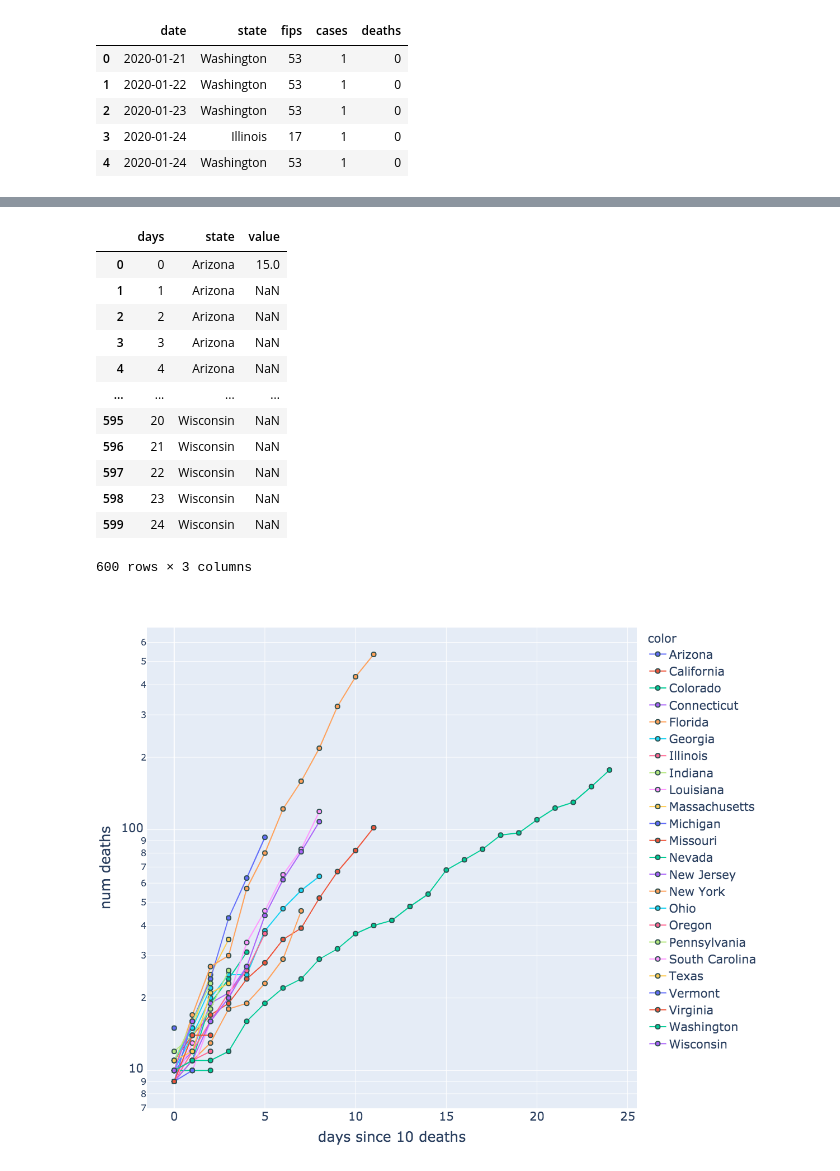
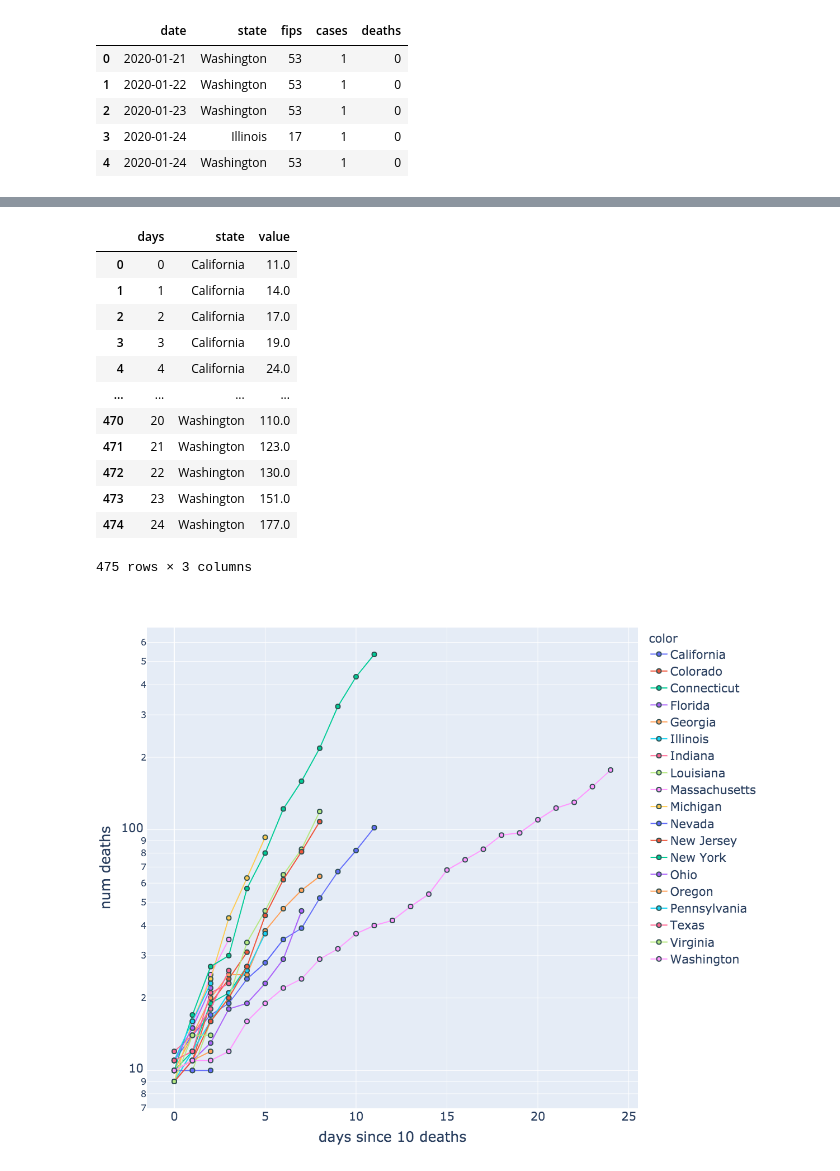
Before and after one commit to dphillips00/covid19, a Jupyter notebook: covid.ipynb, the cells around one changed output, grey strips where cells are left out. Cells and saved outputs as stored; diff of their text form; code cells hidden in the pictures.

```diff
--- a/covid.ipynb
+++ b/covid.ipynb
@@ -38,4 +33,2 @@ px.line(df_states, x='date', y='deaths', color="state",width=900, height=900)
-# %%
-df_states.date_shift = df_states[df_states.deaths > 10].index[0]
 # %%
 df2 = df_states.pivot(index='date', columns='state', values='deaths').reset_index()
@@ -64,37 +55,39 @@ for state in df2.columns[1:]:
         #print("not yet >10; skipping ")
         df3 = df3.drop(state, axis=1)
 df3.index.name = 'days'
+# drop if less than three datapoints:
+df3 = df3[[col for col in df3.columns if df3[col].count() > 2]]
 # %%
 df3 = df3.dropna(how='all')
 plot_df = df3.reset_index().melt(id_vars='days')
 plot_df
 # %% [output]
 |  | days | state | value |
-| 0 | 0 | Arizona | 15.0 |
-| 1 | 1 | Arizona | NaN |
-| 2 | 2 | Arizona | NaN |
-| 3 | 3 | Arizona | NaN |
-| 4 | 4 | Arizona | NaN |
+| 0 | 0 | California | 11.0 |
+| 1 | 1 | California | 14.0 |
+| 2 | 2 | California | 17.0 |
+| 3 | 3 | California | 19.0 |
+| 4 | 4 | California | 24.0 |
 | ... | ... | ... | ... |
-| 595 | 20 | Wisconsin | NaN |
-| 596 | 21 | Wisconsin | NaN |
-| 597 | 22 | Wisconsin | NaN |
-| 598 | 23 | Wisconsin | NaN |
-| 599 | 24 | Wisconsin | NaN |
+| 470 | 20 | Washington | 110.0 |
+| 471 | 21 | Washington | 123.0 |
+| 472 | 22 | Washington | 130.0 |
+| 473 | 23 | Washington | 151.0 |
+| 474 | 24 | Washington | 177.0 |
-600 rows × 3 columns
+475 rows × 3 columns
 # %%
 plt = px.scatter(x=plot_df.days, y=plot_df.value, color=plot_df.state,
-              width=1000, height=1000,
+              width=1200, height=1000,
               log_y=True,
               labels=dict(y='num deaths', x='days since 10 deaths')
             )
 
 plt.update_traces(mode='lines+markers',
                   marker=dict(size=8,
                               line=dict(width=2,
                                         color='DarkSlateGrey')))
 plt.update_layout(font=dict(
         size=21))
 plt.show()
 # %% [output]
-[figure, old version]
+[figure, new version]
```
Also changed, not shown: parts of 8 cells of this notebook, 2 other files.
